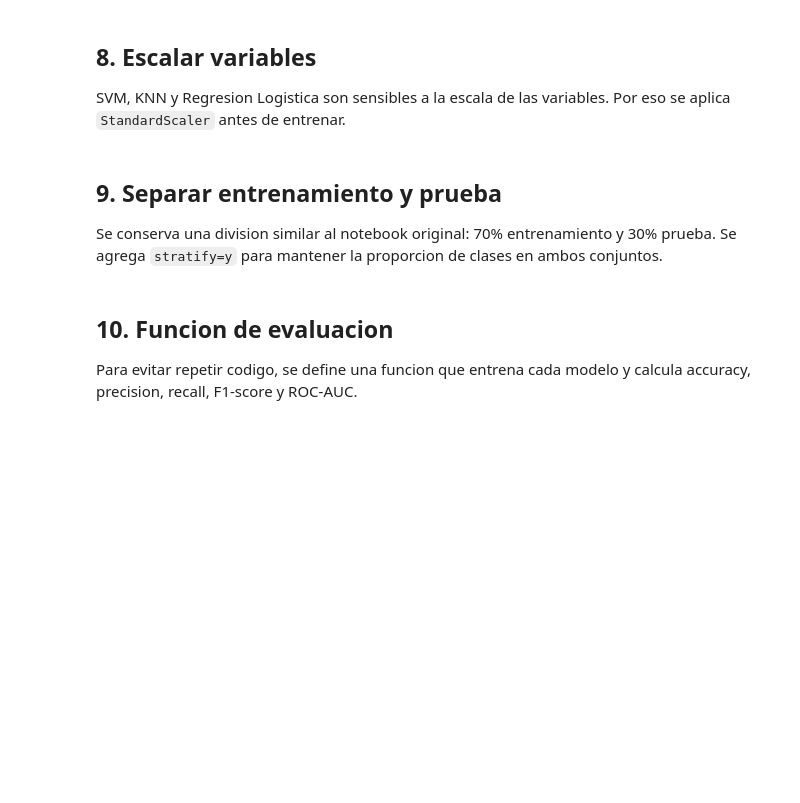
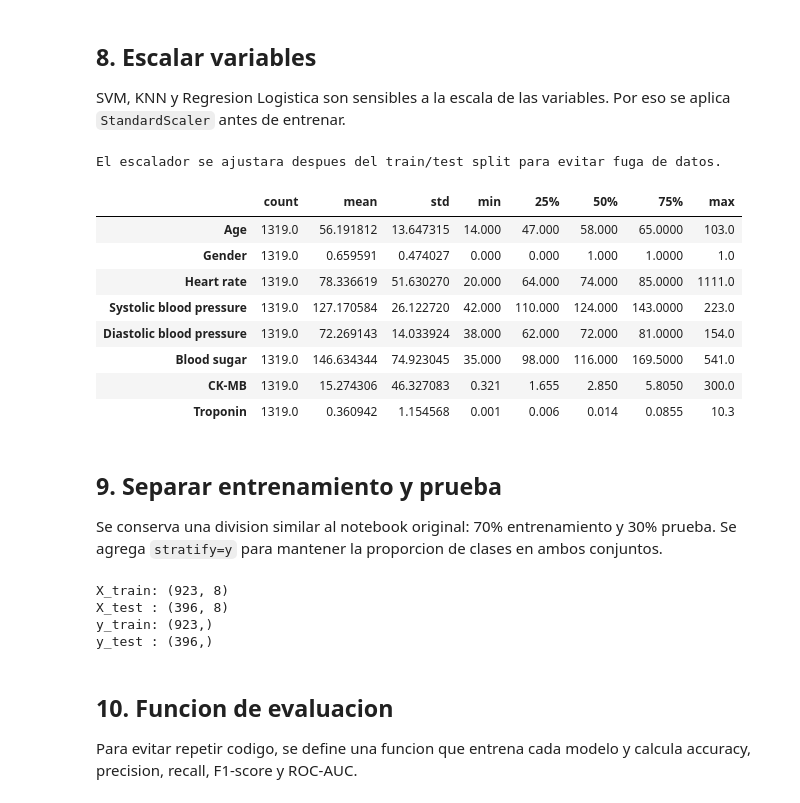
Before and after one commit to White-eclipse1/Tu-salud, a Jupyter notebook: Supervisado/Prediccion-paro-cardiaco.ipynb, the cells around one changed output. Drawn from its saved outputs; the diff is of its cells as text; code cells hidden in the pictures; blank space fills up the shorter version.

```diff
--- a/Supervisado/Prediccion-paro-cardiaco.ipynb
+++ b/Supervisado/Prediccion-paro-cardiaco.ipynb
@@ -51,15 +51,13 @@ El notebook original cargaba `heart_failure_clinical_records_dataset.csv.xls`. E
 Se dejan dos rutas posibles para que funcione tanto si el notebook se ejecuta desde la carpeta `Supervisado` como desde la raiz del repositorio.
 # %%
 DATA_PATH_CANDIDATES = [
-    Path("../Base-de-datos/Medicaldataset.csv"),
-    Path("Base-de-datos/Medicaldataset.csv"),
-    Path("../Base-de-datos/medicaldatase.csv"),
-    Path("Base-de-datos/medicaldatase.csv"),
+    Path("../Base-de-datos/raw/Medicaldataset.csv"),
+    Path("Base-de-datos/raw/Medicaldataset.csv"),
 ]
 
 DATA_PATH = next((path for path in DATA_PATH_CANDIDATES if path.exists()), None)
 if DATA_PATH is None:
-    raise FileNotFoundError("No se encontro Medicaldataset.csv en Base-de-datos. Revisa la ruta del archivo.")
+    raise FileNotFoundError("No se encontro Medicaldataset.csv en Base-de-datos/raw. Revisa la ruta del archivo.")
 
 data_df = pd.read_csv(DATA_PATH)
 
@@ -170,29 +272,45 @@ X.head()
 SVM, KNN y Regresion Logistica son sensibles a la escala de las variables. Por eso se aplica `StandardScaler` antes de entrenar.
 # %%
 col_names = list(X.columns)
-
-s_scaler = preprocessing.StandardScaler()
-X_scaled = s_scaler.fit_transform(X)
-X_scaled = pd.DataFrame(X_scaled, columns=col_names)
-
-X_scaled.describe().T
+print("El escalador se ajustara despues del train/test split para evitar fuga de datos.")
+X.describe().T
+# %% [output]
+El escalador se ajustara despues del train/test split para evitar fuga de datos.
+|  | count | mean | std | min | 25% | 50% | 75% | max |
+| Age | 1319.0 | 56.191812 | 13.647315 | 14.000 | 47.000 | 58.000 | 65.0000 | 103.0 |
+| Gender | 1319.0 | 0.659591 | 0.474027 | 0.000 | 0.000 | 1.000 | 1.0000 | 1.0 |
+| Heart rate | 1319.0 | 78.336619 | 51.630270 | 20.000 | 64.000 | 74.000 | 85.0000 | 1111.0 |
+| Systolic blood pressure | 1319.0 | 127.170584 | 26.122720 | 42.000 | 110.000 | 124.000 | 143.0000 | 223.0 |
+| Diastolic blood pressure | 1319.0 | 72.269143 | 14.033924 | 38.000 | 62.000 | 72.000 | 81.0000 | 154.0 |
+| Blood sugar | 1319.0 | 146.634344 | 74.923045 | 35.000 | 98.000 | 116.000 | 169.5000 | 541.0 |
+| CK-MB | 1319.0 | 15.274306 | 46.327083 | 0.321 | 1.655 | 2.850 | 5.8050 | 300.0 |
+| Troponin | 1319.0 | 0.360942 | 1.154568 | 0.001 | 0.006 | 0.014 | 0.0855 | 10.3 |
 # %% [markdown]
 ## 9. Separar entrenamiento y prueba
 
 Se conserva una division similar al notebook original: 70% entrenamiento y 30% prueba. Se agrega `stratify=y` para mantener la proporcion de clases en ambos conjuntos.
 # %%
-X_train, X_test, y_train, y_test = train_test_split(
-    X_scaled,
+X_train_raw, X_test_raw, y_train, y_test = train_test_split(
+    X,
     y,
     test_size=0.30,
     random_state=25,
     stratify=y,
 )
 
+s_scaler = preprocessing.StandardScaler()
+X_train = pd.DataFrame(s_scaler.fit_transform(X_train_raw), columns=col_names, index=X_train_raw.index)
+X_test = pd.DataFrame(s_scaler.transform(X_test_raw), columns=col_names, index=X_test_raw.index)
+
 print(f"X_train: {X_train.shape}")
 print(f"X_test : {X_test.shape}")
 print(f"y_train: {y_train.shape}")
 print(f"y_test : {y_test.shape}")
+# %% [output]
+X_train: (923, 8)
+X_test : (396, 8)
+y_train: (923,)
+y_test : (396,)
 # %% [markdown]
 ## 10. Funcion de evaluacion
 
```
Also changed, not shown: parts of 26 cells of this notebook, 19 other files.
